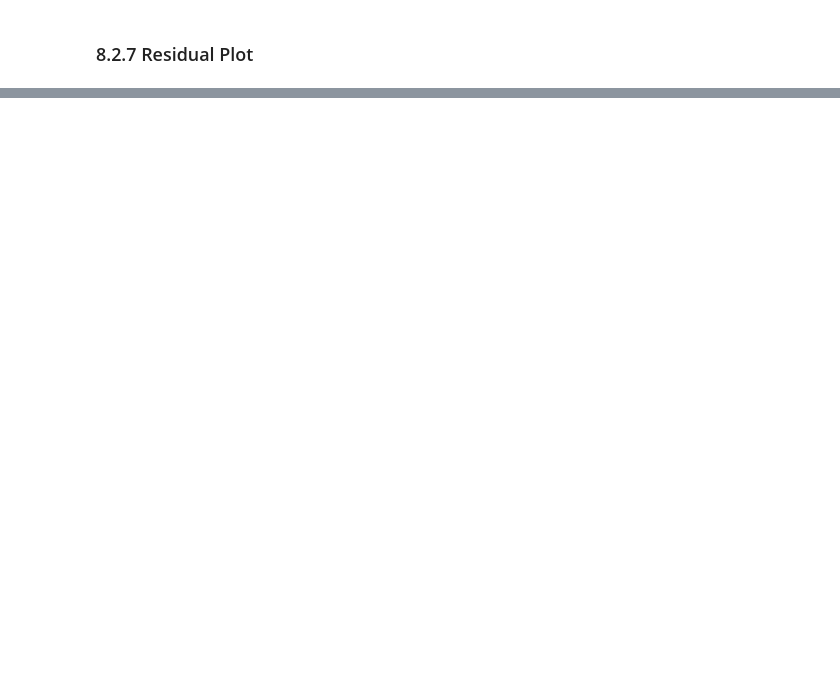
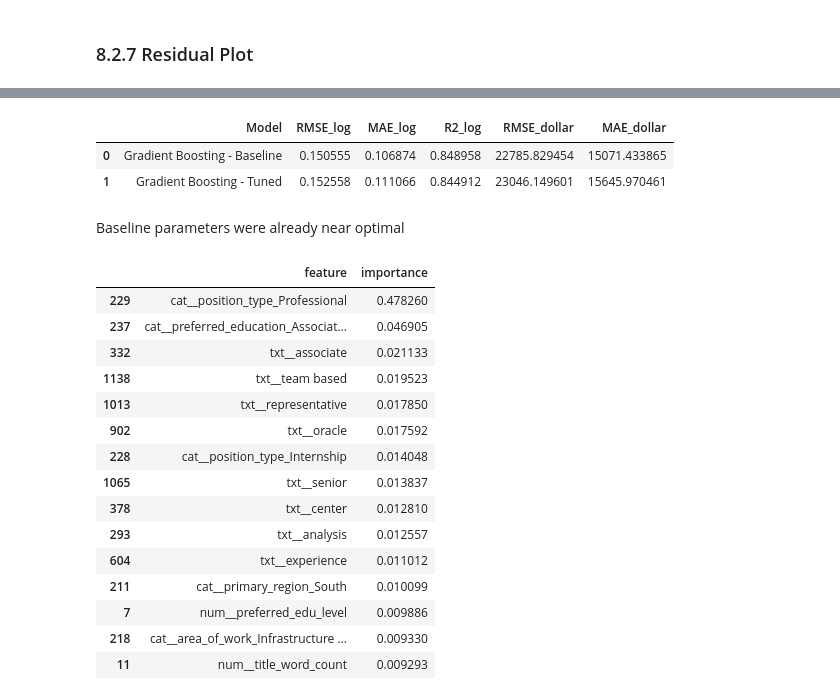
Before and after one commit to Trigger-chen/5243-project4, a Jupyter notebook: Project_1_revised.ipynb, the cells around one changed output, grey strips where cells are left out. Cells and saved outputs as stored; diff of their text form; code cells hidden in the pictures; blank space fills up the shorter version.

```diff
--- a/Project_1_revised.ipynb
+++ b/Project_1_revised.ipynb
@@ -3542,0 +3636,59 @@ Saved file: ridge_regression_results.csv
+# %%
+y_pred_log_tuned = gb_best_model.predict(X_test)
+
+y_pred_dollars_tuned = np.exp(y_pred_log_tuned)
+
+gb_rmse_log_tuned = np.sqrt(mean_squared_error(y_test, y_pred_log_tuned))
+gb_mae_log_tuned = mean_absolute_error(y_test, y_pred_log_tuned)
+gb_r2_log_tuned = r2_score(y_test, y_pred_log_tuned)
+
+gb_rmse_dollar_tuned = np.sqrt(mean_squared_error(y_test_dollars, y_pred_dollars_tuned))
+gb_mae_dollar_tuned = mean_absolute_error(y_test_dollars, y_pred_dollars_tuned)
+
+tuned_results = pd.DataFrame({
+    "Model": ["Gradient Boosting - Tuned"],
+    "RMSE_log": [gb_rmse_log_tuned],
+    "MAE_log": [gb_mae_log_tuned],
+    "R2_log": [gb_r2_log_tuned],
+    "RMSE_dollar": [gb_rmse_dollar_tuned],
+    "MAE_dollar": [gb_mae_dollar_tuned]
+})
+
+gb_results = pd.concat([gb_results, tuned_results], ignore_index=True)
+
+display(gb_results)
+# %% [output]
+|  | Model | RMSE_log | MAE_log | R2_log | RMSE_dollar | MAE_dollar |
+| 0 | Gradient Boosting - Baseline | 0.150555 | 0.106874 | 0.848958 | 22785.829454 | 15071.433865 |
+| 1 | Gradient Boosting - Tuned | 0.152558 | 0.111066 | 0.844912 | 23046.149601 | 15645.970461 |
+# %% [markdown]
+Baseline parameters were already near optimal
+# %%
+# feature importance
+gb_feature_names = gb_best_model.named_steps["pre"].get_feature_names_out()
+
+gb_importances = gb_best_model.named_steps["gb"].feature_importances_
+
+gb_importance_df = pd.DataFrame({
+    "feature": gb_feature_names,
+    "importance": gb_importances
+}).sort_values("importance", ascending=False)
+
+gb_importance_df.head(15)
+# %% [output]
+|  | feature | importance |
+| 229 | cat__position_type_Professional | 0.478260 |
+| 237 | cat__preferred_education_Associat... | 0.046905 |
+| 332 | txt__associate | 0.021133 |
+| 1138 | txt__team based | 0.019523 |
+| 1013 | txt__representative | 0.017850 |
+| 902 | txt__oracle | 0.017592 |
+| 228 | cat__position_type_Internship | 0.014048 |
+| 1065 | txt__senior | 0.013837 |
+| 378 | txt__center | 0.012810 |
+| 293 | txt__analysis | 0.012557 |
+| 604 | txt__experience | 0.011012 |
+| 211 | cat__primary_region_South | 0.010099 |
+| 7 | num__preferred_edu_level | 0.009886 |
+| 218 | cat__area_of_work_Infrastructure ... | 0.009330 |
+| 11 | num__title_word_count | 0.009293 |
```
Also changed, not shown: parts of 27 cells of this notebook.
